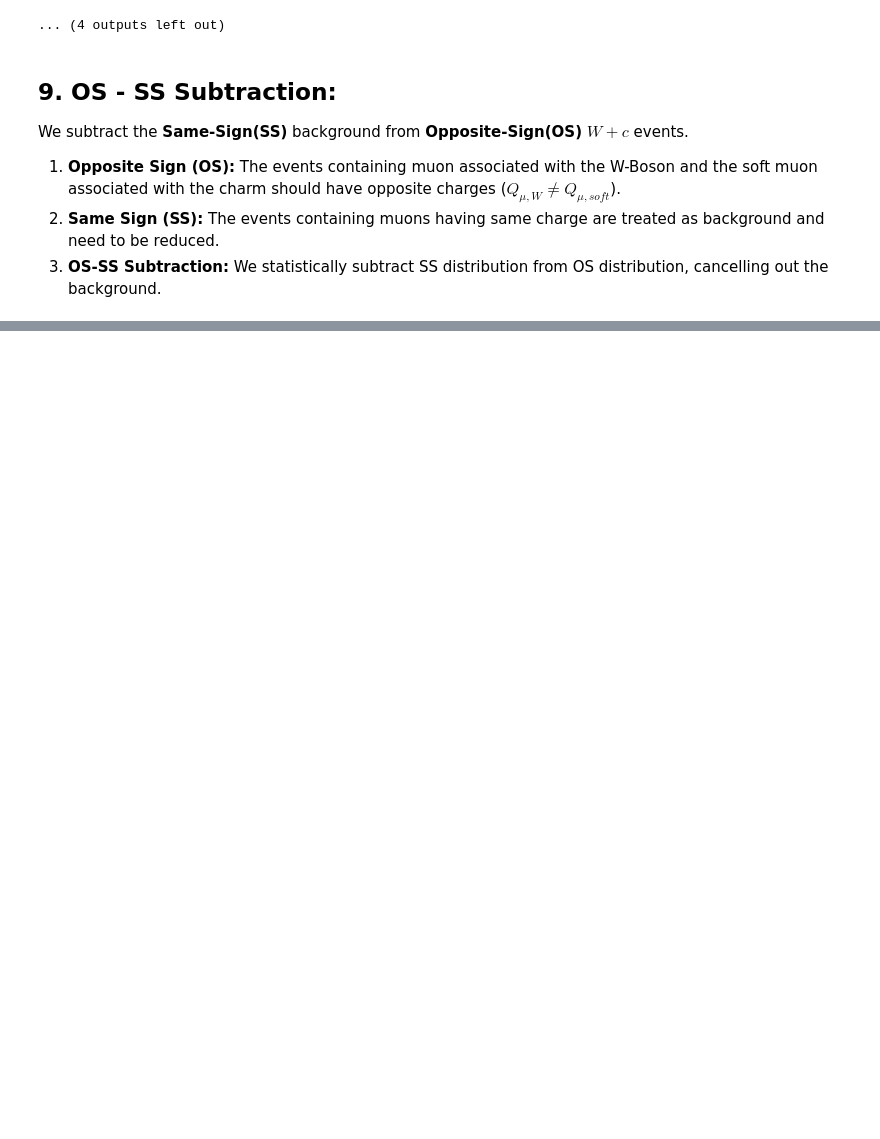
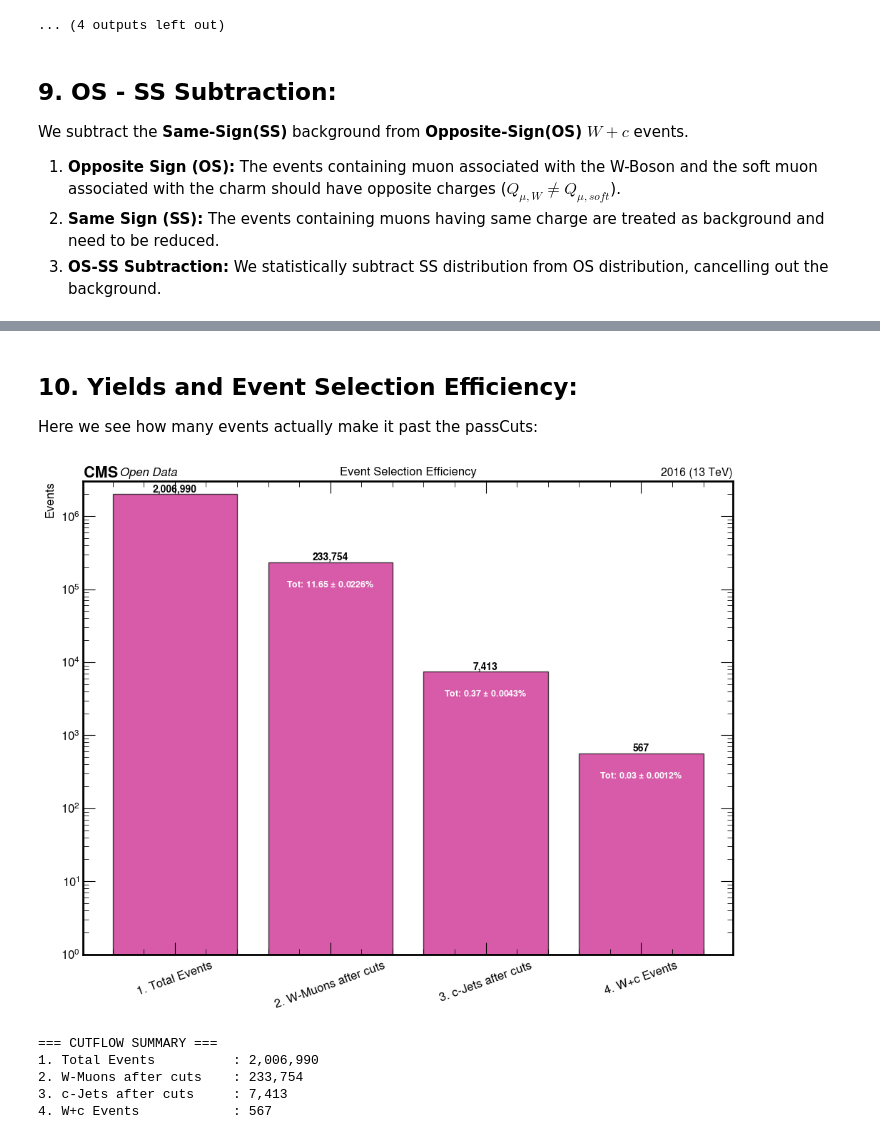
Before and after one commit to xondikoi03/charmTaggingAnalysis, a Jupyter notebook: Coffea/notebooks/Wc_Analysis_Test.ipynb, the cells around one changed output, grey strips where cells are left out. Saved outputs shown, nothing was run; the diff lists cells and outputs as text; code cells hidden in the pictures; blank space fills up the shorter version.

```diff
--- a/Coffea/notebooks/Wc_Analysis_Test.ipynb
+++ b/Coffea/notebooks/Wc_Analysis_Test.ipynb
@@ -588,0 +654,73 @@ We subtract the **Same-Sign(SS)** background from **Opposite-Sign(OS)** $W+c$ ev
+# %% [markdown]
+## 10. Yields and Event Selection Efficiency:
+
+Here we see how many events actually make it past the passCuts:
+# %%
+import matplotlib.pyplot as plt
+import mplhep as mh
+def plot_cutflow(counts_dict):
+    fig, ax = plt.subplots(figsize=(10, 8))
+    labels = list(counts_dict.keys())
+
+    values = []
+    for value in counts_dict.values():
+        try:
+            values.append(float(value.compute()))
+        except Exception:
+            values.append(float(value))
+
+    bars = ax.bar(labels, values, color="mediumvioletred", alpha=0.7, edgecolor="black")
+    initial = values[0] if len(values) > 0 else 0.0
+
+    for i, (bar, val) in enumerate(zip(bars, values)):
+        ax.text(
+            bar.get_x() + bar.get_width() / 2,
+            val,
+            f"{int(val):,}",
+            ha="center",
+            va="bottom",
+            fontweight="bold",
+            fontsize=10,
+        )
+
+        if i > 0 and initial > 0:
+            eff = val / initial
+            eff_err = np.sqrt(eff * (1 - eff) / initial) if 0 <= eff <= 1 else 0.0
+
+            eff_pct = eff * 100
+            err_pct = eff_err * 100
+            text_y = val / 2 if val > 0 else 0
+            label = f"Tot: {eff_pct:.2f} $\\pm$ {err_pct:.4f}%"
+            ax.text(
+                bar.get_x() + bar.get_width() / 2,
+                text_y,
+                label,
+                ha="center",
+                va="center",
+                color="white",
+                fontweight="bold",
+                fontsize=9,
+            )
+
+    ax.set_yscale("log")
+    ax.set_ylim(bottom=1)
+    ax.set_ylabel("Events")
+    ax.set_title("Event Selection Efficiency")
+    ax.tick_params(axis="x", rotation=20)
+    mh.cms.label("Open Data", data=True, lumi=None, com=13, year=2016, loc=0)
+    plt.tight_layout()
+    plt.savefig("Plots/Analysis_Cutflow.png", dpi=150, bbox_inches="tight")
+    plt.show()
+
+    print("\n=== CUTFLOW SUMMARY ===")
+    for key, value in zip(labels, values):
+        print(f"{key:25s}: {int(value):,}")
+
+plot_cutflow(cutflow)
+# %% [output]
+[figure, added]
+=== CUTFLOW SUMMARY ===
+1. Total Events          : 2,006,990
+2. W-Muons after cuts    : 233,754
+3. c-Jets after cuts     : 7,413
+4. W+c Events            : 567
```
Also changed, not shown: parts of 10 cells of this notebook, 5 other files.
